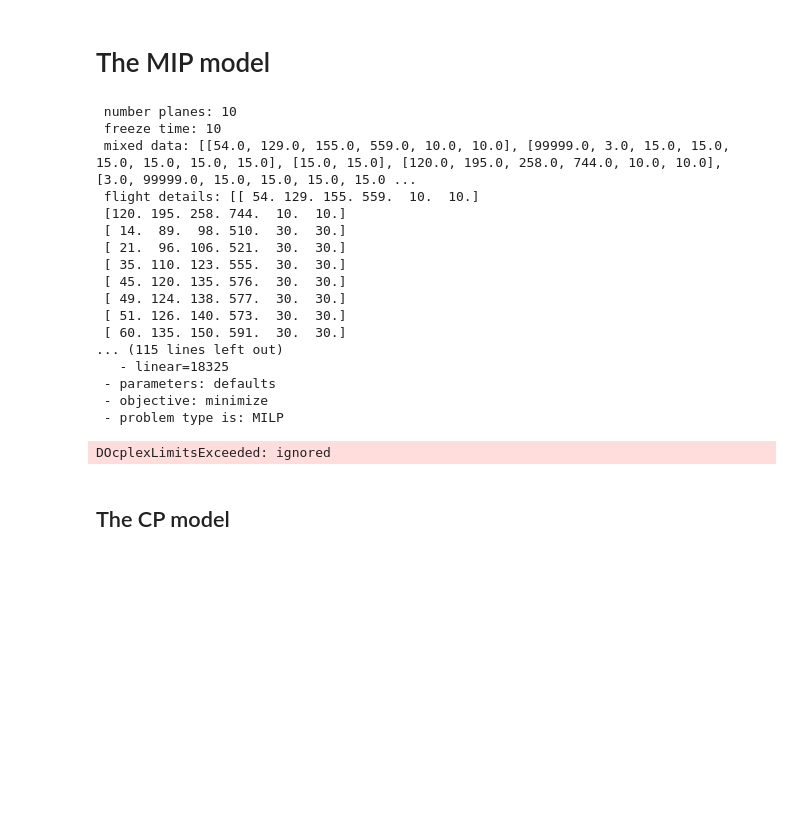
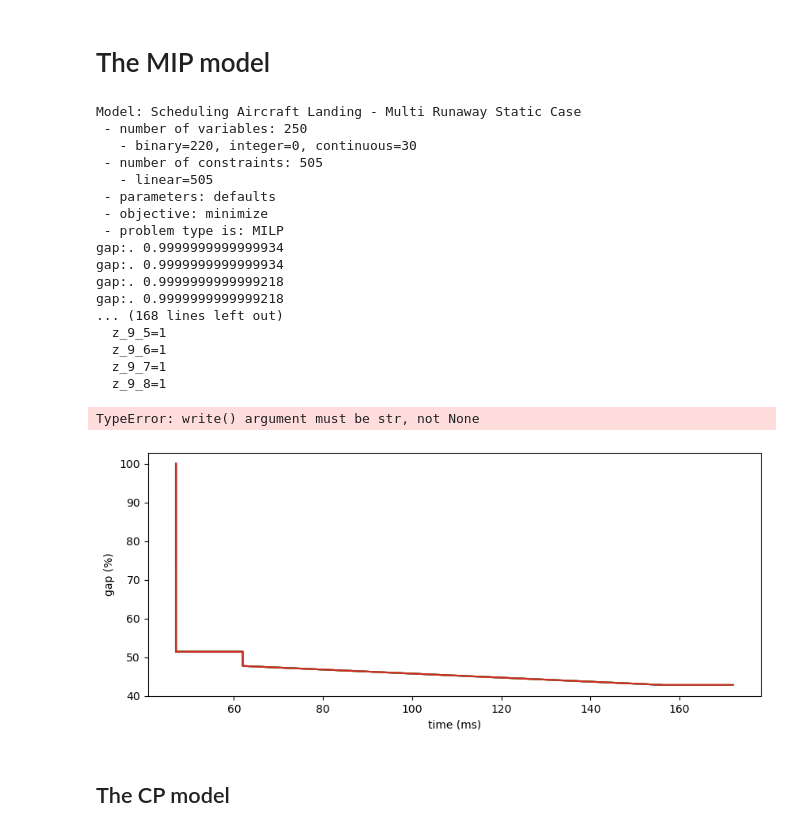
Before and after one commit to crdsteixeira/OR_project, a Jupyter notebook: Scheduling_Aircraft_Landings_notebook.ipynb, the cells around one changed output. Cells and saved outputs as stored; diff of their text form; code cells hidden in the pictures; blank space fills up the shorter version.

```diff
--- a/Scheduling_Aircraft_Landings_notebook.ipynb
+++ b/Scheduling_Aircraft_Landings_notebook.ipynb
@@ -122,6 +122,35 @@ read_datafiles("./airland1.txt")
          8.0000e+00, 8.0000e+00, 8.0000e+00, 8.0000e+00, 9.9999e+04]]))
 # %% [markdown]
 # The MIP model
+# %%
+from docplex.mp.progress import ProgressListener, ProgressClock
+from IPython import display
+
+class MipGapPlotter(ProgressListener):
+
+    def __init__(self):
+        ProgressListener.__init__(self, ProgressClock.All)
+        plt.ion()
+        self.fig = plt.figure(figsize=(10,4))
+#         self.ax = self.fig.add_subplot(1,1,1)
+
+    def notify_start(self):
+        super(MipGapPlotter, self).notify_start()
+        self.times =[]
+        self.gaps = []
+#         self.lines, = self.ax.plot([],[], 'o')
+        plt.xlabel('time (ms)')
+        plt.ylabel('gap (%)')
+
+    def notify_progress(self, pdata):
+        gap = pdata.mip_gap
+        time = pdata.time
+        self.times.append(1000* time)
+        self.gaps.append(100*gap)
+#         display.clear_output(wait=True)
+        print(f"gap:. {gap}")
+        plt.plot(self.times, self.gaps)
+#         display.display(plt.gcf())
 # %%
 def MIP_model(file_name,R):
     from docplex.mp.model import Model
@@ -237,31 +266,32 @@ def MIP_model(file_name,R):
 
     return mdl
 # %%
-file_name = "./airland1.txt"
+file_name = "./Data/airland1.txt"
 R = 2
-
 mdl_ = MIP_model(file_name, R)
 mdl_.report()
 mdl_.print_solution()
+print(mdl_.solve_details)
 # %% [output]
- number planes: 10
- freeze time: 10
- mixed data: [[54.0, 129.0, 155.0, 559.0, 10.0, 10.0], [99999.0, 3.0, 15.0, 15.0, 15.0, 15.0, 15.0, 15.0], [15.0, 15.0], [120.0, 195.0, 258.0, 744.0, 10.0, 10.0], [3.0, 99999.0, 15.0, 15.0, 15.0, 15.0 ...
- flight details: [[ 54. 129. 155. 559.  10.  10.]
- [120. 195. 258. 744.  10.  10.]
- [ 14.  89.  98. 510.  30.  30.]
- [ 21.  96. 106. 521.  30.  30.]
- [ 35. 110. 123. 555.  30.  30.]
- [ 45. 120. 135. 576.  30.  30.]
- [ 49. 124. 138. 577.  30.  30.]
- [ 51. 126. 140. 573.  30.  30.]
- [ 60. 135. 150. 591.  30.  30.]
-... (115 lines left out)
-   - linear=18325
+Model: Scheduling Aircraft Landing - Multi Runaway Static Case
+ - number of variables: 250
+   - binary=220, integer=0, continuous=30
+ - number of constraints: 505
+   - linear=505
  - parameters: defaults
  - objective: minimize
  - problem type is: MILP
+gap:. 0.9999999999999934
+gap:. 0.9999999999999934
+gap:. 0.9999999999999218
+gap:. 0.9999999999999218
+... (168 lines left out)
+  z_9_5=1
+  z_9_6=1
+  z_9_7=1
+  z_9_8=1
-DOcplexLimitsExceeded: ignored
+TypeError: write() argument must be str, not None
+[figure, added]
 # %% [markdown]
 ## The CP model
 # %%
```
Also changed, not shown: parts of 5 cells of this notebook, 3 other files.
